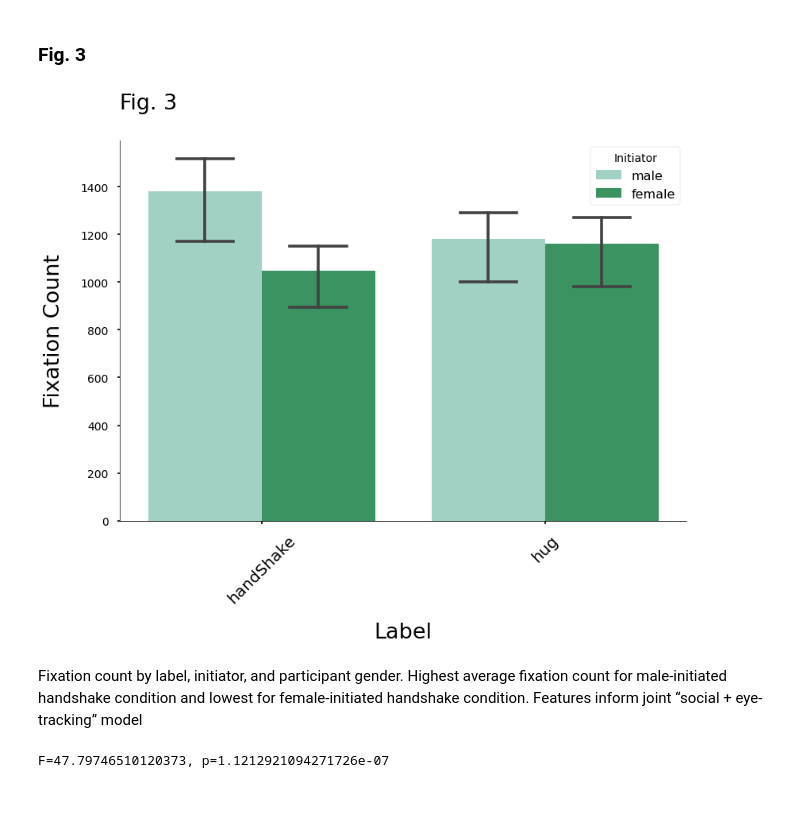
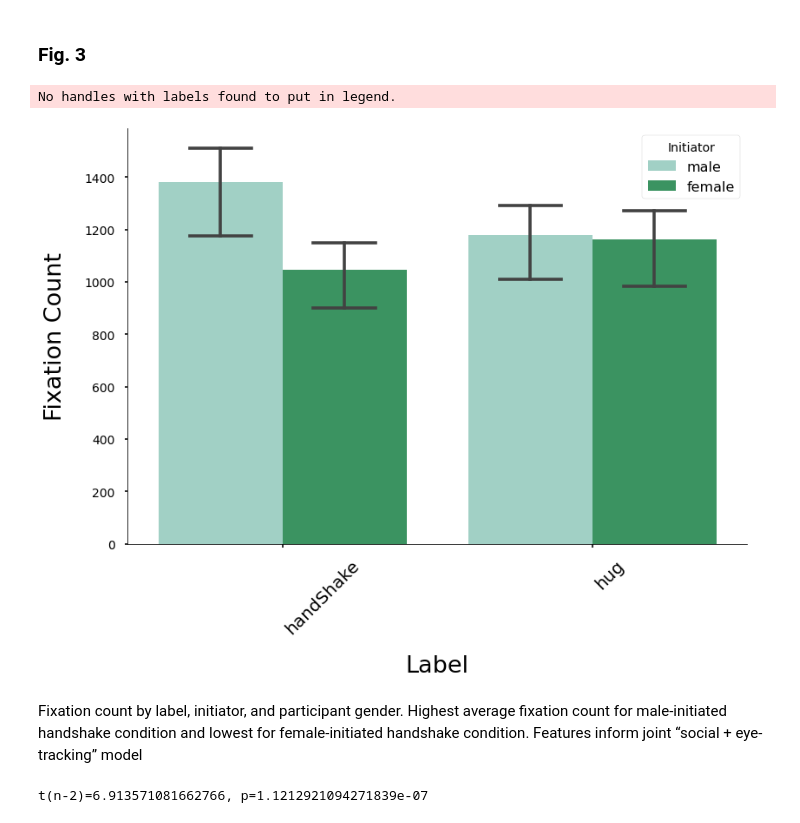
Before and after one commit to maedbhk/action_prediction, a Jupyter notebook: notebooks/1.0-mk-social_prediction-sl-poster.ipynb, the cells around one changed output. Drawn from its saved outputs; the diff is of its cells as text; code cells hidden in the pictures.

Commit message:
visual changes

```diff
--- a/notebooks/1.0-mk-social_prediction-sl-poster.ipynb
+++ b/notebooks/1.0-mk-social_prediction-sl-poster.ipynb
@@ -125,21 +127,22 @@ df_merged["initiator_condition_name"]= df_merged["initiator"] + "_" + df_merged[
 df_behav["initiator_label"]= df_behav["initiator"] + "_" + df_behav["label"]
 df_merged["initiator_label"]= df_merged["initiator"] + "_" + df_merged["label"]
 # %%
-vis.plot_fixation_count(dataframe=df_merged, x='label', x_title='Label', hue= "initiator", legend_title='Initiator', hue_order=['male', 'female'], fig_title = "Fig. 3", save_title = "posterfig3.png", palette = ['#99d8c9', '#2ca25f'])
+vis.plot_fixation_count(dataframe=df_merged, x='label', x_title='Label', hue= "initiator", legend_title='Initiator', hue_order=['male', 'female'], save_title = "posterfig3.png", palette = ['#99d8c9', '#2ca25f'])
 # %% [output]
+No handles with labels found to put in legend.
-[figure, old version]
+[figure, new version]
 # %% [markdown]
 Fixation count by label, initiator, and participant gender. Highest average fixation count for male-initiated handshake condition and lowest for female-initiated handshake condition. Features inform joint “social + eye-tracking” model
 # %%
 import pandas as pd
-from scipy.stats import f_oneway
+from scipy.stats import ttest_ind
 # group by whichever variables you are interested
 df_grouped = df_merged.groupby(['subj', 'condition_name'])['corr_resp'].mean().reset_index()
 # run an F test
 # let's first run an F test (i.e. one-way ANOVA on RT diff between patient and control)
 easy_acc = df_grouped.query('condition_name=="easy"')['corr_resp']
 hard_acc = df_grouped.query('condition_name=="hard"')['corr_resp']
-F, p = f_oneway(easy_acc, hard_acc)
-print(f'F={F}, p={p}')
+t, p = ttest_ind(easy_acc, hard_acc)
+print(f't(n-2)={t}, p={p}')
 # %% [output]
-F=47.79746510120373, p=1.1212921094271726e-07
+t(n-2)=6.913571081662766, p=1.1212921094271839e-07
```
Also changed, not shown: parts of 4 cells of this notebook, 8 other files.
